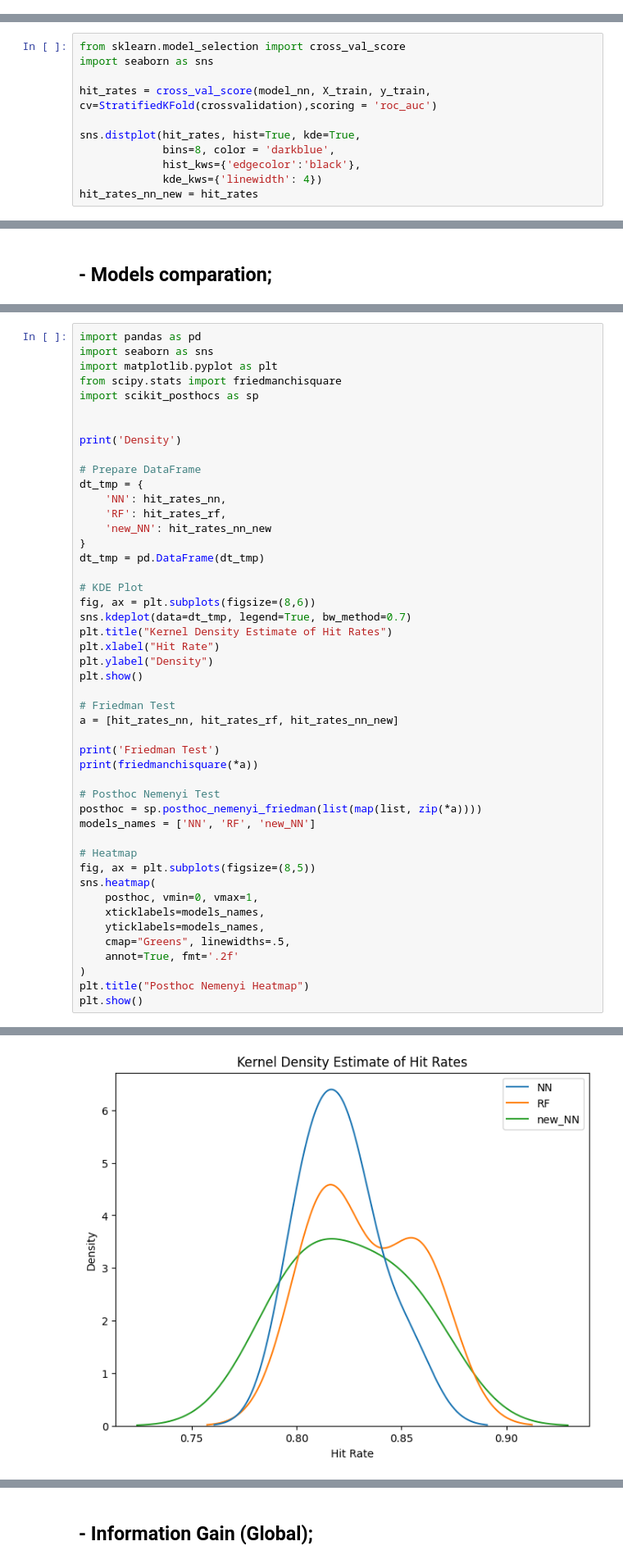
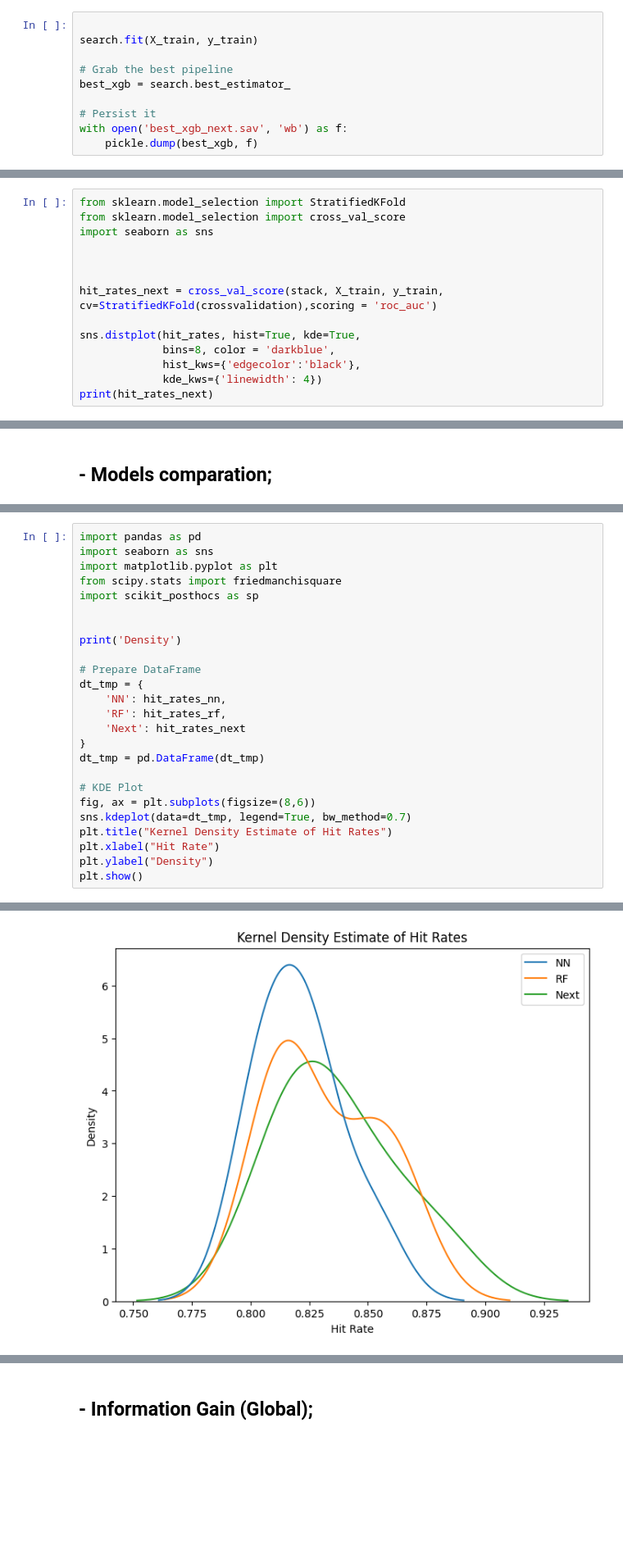
Before and after one commit to heinzarnitun/data_mining_case_study, a Jupyter notebook: Notebook_Pred2Town_XAI_v1.1.ipynb, the cells around one changed output, grey strips where cells are left out. Shown at 82% size. Cells and saved outputs as stored; diff of their text form; blank space fills up the shorter version.

```diff
--- a/Notebook_Pred2Town_XAI_v1.1.ipynb
+++ b/Notebook_Pred2Town_XAI_v1.1.ipynb
@@ -540,0 +474,10 @@ dataframe_analisys
+# %%
+
+search.fit(X_train, y_train)
+
+# Grab the best pipeline
+best_xgb = search.best_estimator_
+
+# Persist it
+with open('best_xgb_next.sav', 'wb') as f:
+    pickle.dump(best_xgb, f)
@@ -557,12 +683,15 @@ plt.show()
 # %%
+from sklearn.model_selection import StratifiedKFold
 from sklearn.model_selection import cross_val_score
 import seaborn as sns
 
-hit_rates = cross_val_score(model_nn, X_train, y_train, cv=StratifiedKFold(crossvalidation),scoring = 'roc_auc')
+
+
+hit_rates_next = cross_val_score(stack, X_train, y_train, cv=StratifiedKFold(crossvalidation),scoring = 'roc_auc')
 
 sns.distplot(hit_rates, hist=True, kde=True,
              bins=8, color = 'darkblue',
              hist_kws={'edgecolor':'black'},
              kde_kws={'linewidth': 4})
-hit_rates_nn_new = hit_rates
+print(hit_rates_next)
 # %% [output]
@@ -674,50 +884,28 @@ new nn [0.84020619 0.8223632  0.80652587 0.80482434 0.78500651 0.86818136
 # %%
 import pandas as pd
 import seaborn as sns
 import matplotlib.pyplot as plt
 from scipy.stats import friedmanchisquare
 import scikit_posthocs as sp
 
 
 print('Density')
 
 # Prepare DataFrame
 dt_tmp = {
     'NN': hit_rates_nn,
     'RF': hit_rates_rf,
-    'new_NN': hit_rates_nn_new
+    'Next': hit_rates_next
 }
 dt_tmp = pd.DataFrame(dt_tmp)
 
 # KDE Plot
 fig, ax = plt.subplots(figsize=(8,6))
 sns.kdeplot(data=dt_tmp, legend=True, bw_method=0.7)
 plt.title("Kernel Density Estimate of Hit Rates")
 plt.xlabel("Hit Rate")
 plt.ylabel("Density")
 plt.show()
-
-# Friedman Test
-a = [hit_rates_nn, hit_rates_rf, hit_rates_nn_new]
-
-print('Friedman Test')
-print(friedmanchisquare(*a))
-
-# Posthoc Nemenyi Test
-posthoc = sp.posthoc_nemenyi_friedman(list(map(list, zip(*a))))
-models_names = ['NN', 'RF', 'new_NN']
-
-# Heatmap
-fig, ax = plt.subplots(figsize=(8,5))
-sns.heatmap(
-    posthoc, vmin=0, vmax=1,
-    xticklabels=models_names,
-    yticklabels=models_names,
-    cmap="Greens", linewidths=.5,
-    annot=True, fmt='.2f'
-)
-plt.title("Posthoc Nemenyi Heatmap")
-plt.show()
 # %% [output]
 Density
-[figure, old version]
+[figure, new version]
```
Also changed, not shown: parts of 25 cells of this notebook, 6 other files.
